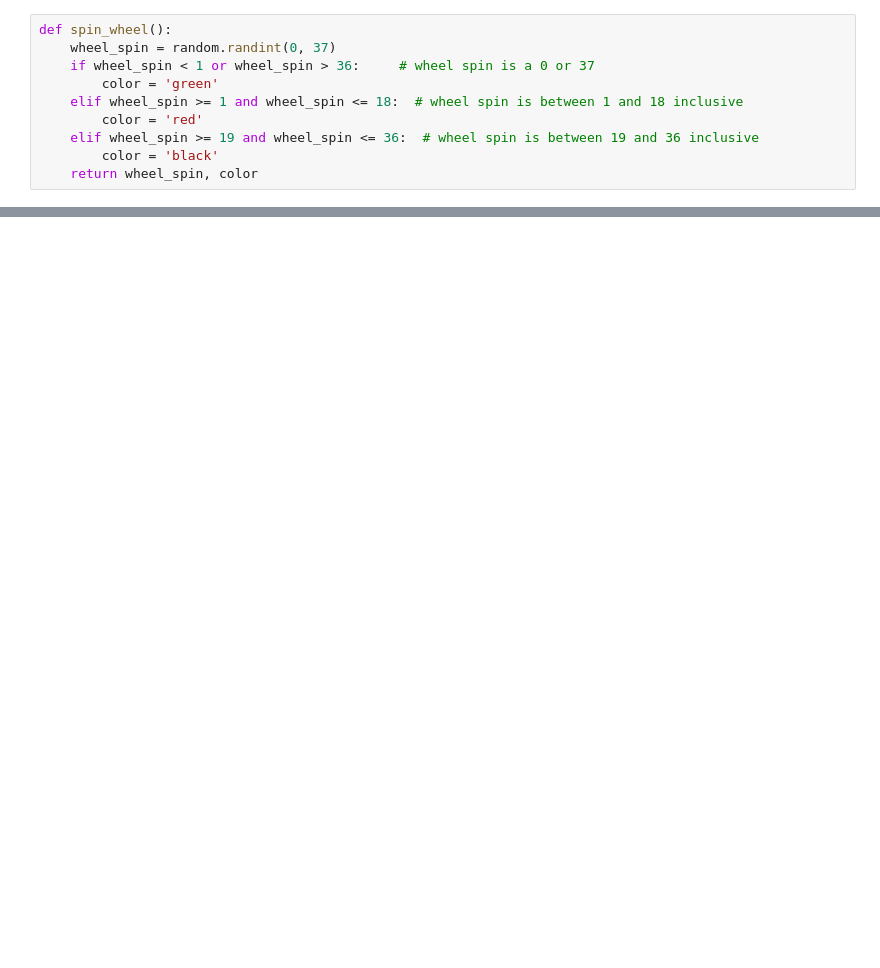
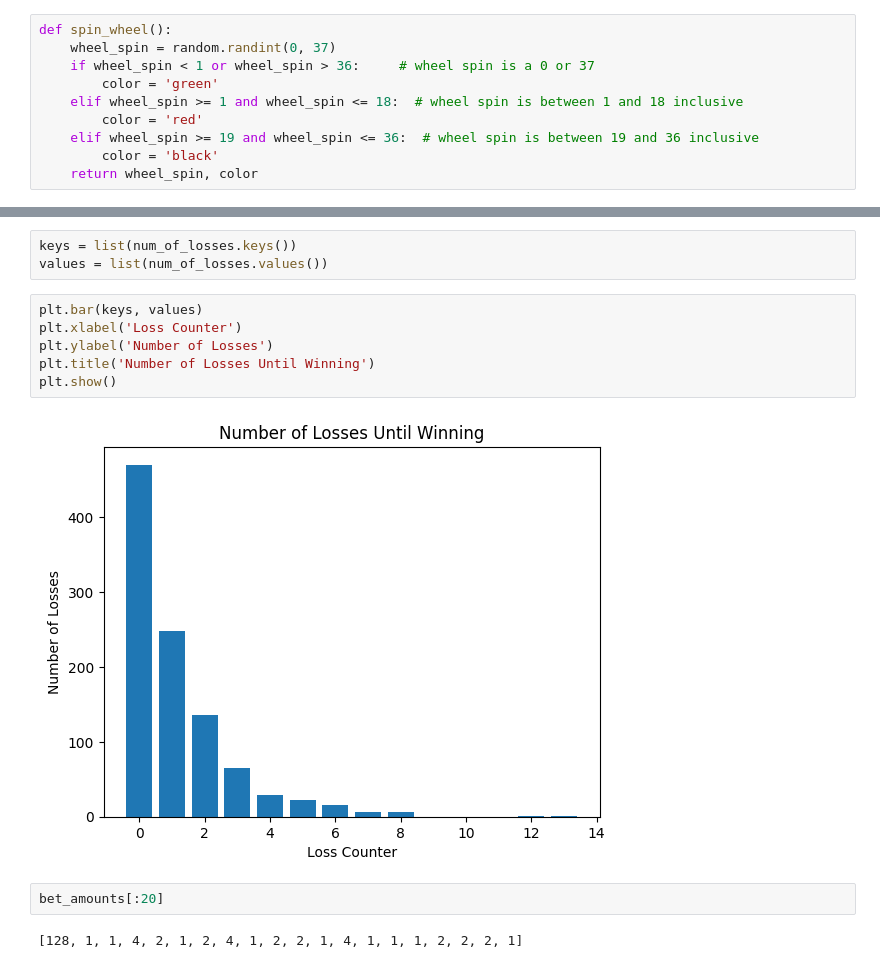
Before and after one commit to michaeledge27/mathModeling, a Jupyter notebook: projects/gamblingSystem.ipynb, the cells around one changed output, grey strips where cells are left out. Drawn from its saved outputs; the diff is of its cells as text; blank space fills up the shorter version.

```diff
--- a/projects/gamblingSystem.ipynb
+++ b/projects/gamblingSystem.ipynb
@@ -57,0 +119,15 @@ bet_on('red', 1, 10)
+# %%
+keys = list(num_of_losses.keys())
+values = list(num_of_losses.values())
+# %%
+plt.bar(keys, values)
+plt.xlabel('Loss Counter')
+plt.ylabel('Number of Losses')
+plt.title('Number of Losses Until Winning')
+plt.show()
+# %% [output]
+[figure, added]
+# %%
+bet_amounts[:20]
+# %% [output]
+[128, 1, 1, 4, 2, 1, 2, 4, 1, 2, 2, 1, 4, 1, 1, 1, 2, 2, 2, 1]
```
Also changed, not shown: parts of 14 cells of this notebook.
